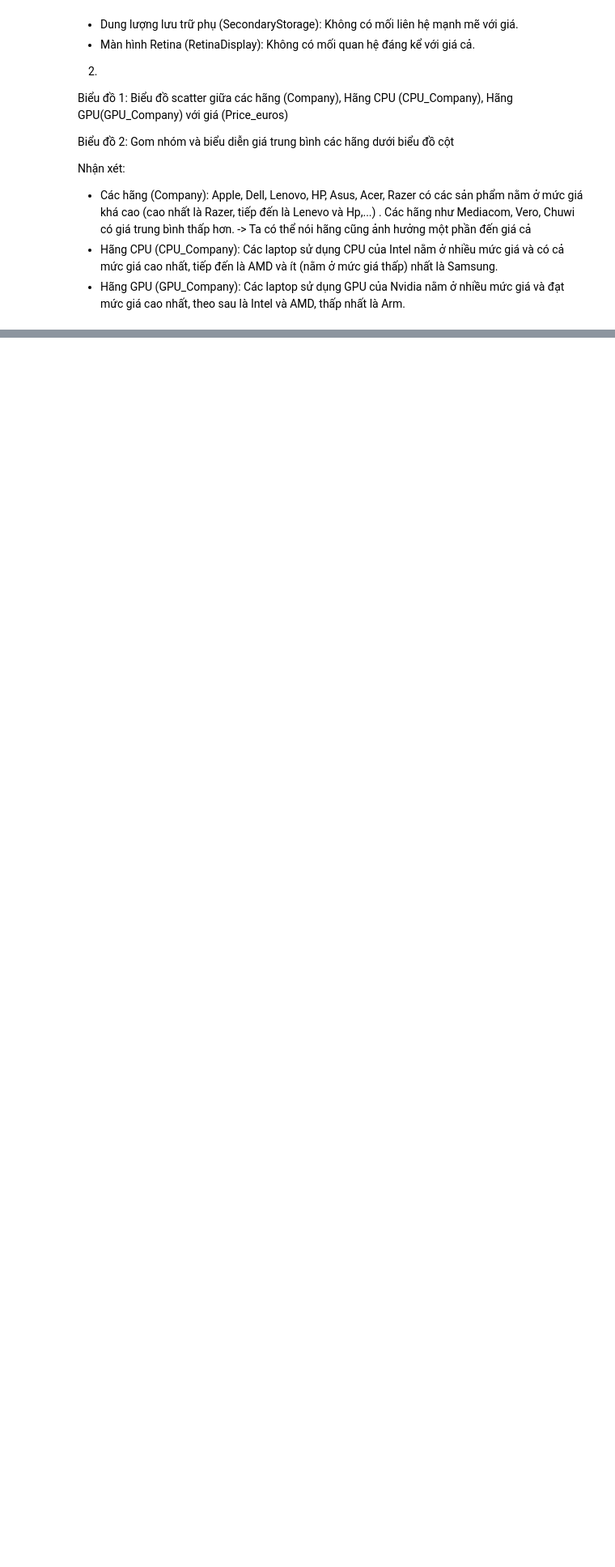
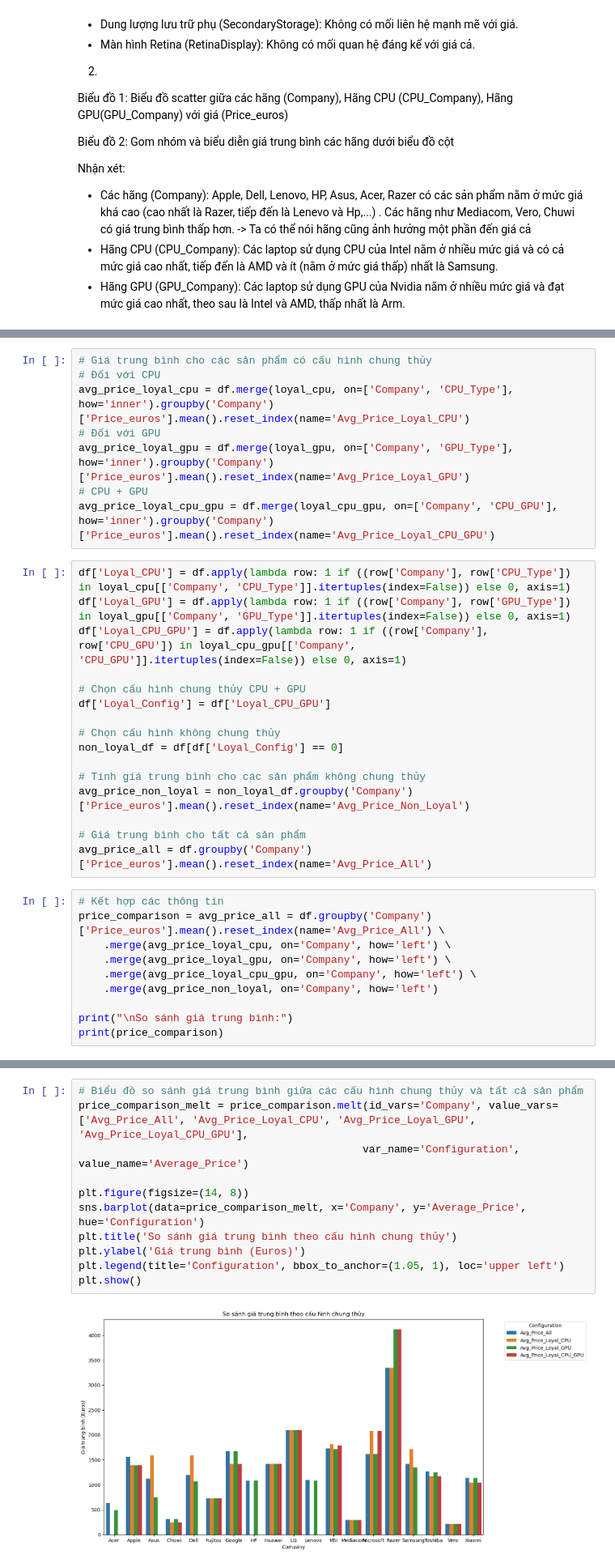
Before and after one commit to nguyennn263/final-lab-programming4DS, a Jupyter notebook: TienQuoc_Q1.ipynb, the cells around one changed output, grey strips where cells are left out. Shown at 81% size. Drawn from its saved outputs; the diff is of its cells as text; blank space fills up the shorter version.

```diff
--- a/TienQuoc_Q1.ipynb
+++ b/TienQuoc_Q1.ipynb
@@ -810,0 +869,34 @@ Name: count, dtype: int64
+# %%
+# Giá trung bình cho các sản phẩm có cấu hình chung thủy
+# Đối với CPU
+avg_price_loyal_cpu = df.merge(loyal_cpu, on=['Company', 'CPU_Type'], how='inner').groupby('Company')['Price_euros'].mean().reset_index(name='Avg_Price_Loyal_CPU')
+# Đối với GPU
+avg_price_loyal_gpu = df.merge(loyal_gpu, on=['Company', 'GPU_Type'], how='inner').groupby('Company')['Price_euros'].mean().reset_index(name='Avg_Price_Loyal_GPU')
+# CPU + GPU
+avg_price_loyal_cpu_gpu = df.merge(loyal_cpu_gpu, on=['Company', 'CPU_GPU'], how='inner').groupby('Company')['Price_euros'].mean().reset_index(name='Avg_Price_Loyal_CPU_GPU')
+# %%
+df['Loyal_CPU'] = df.apply(lambda row: 1 if ((row['Company'], row['CPU_Type']) in loyal_cpu[['Company', 'CPU_Type']].itertuples(index=False)) else 0, axis=1)
+df['Loyal_GPU'] = df.apply(lambda row: 1 if ((row['Company'], row['GPU_Type']) in loyal_gpu[['Company', 'GPU_Type']].itertuples(index=False)) else 0, axis=1)
+df['Loyal_CPU_GPU'] = df.apply(lambda row: 1 if ((row['Company'], row['CPU_GPU']) in loyal_cpu_gpu[['Company', 'CPU_GPU']].itertuples(index=False)) else 0, axis=1)
+
+# Chọn cấu hình chung thủy CPU + GPU
+df['Loyal_Config'] = df['Loyal_CPU_GPU']
+
+# Chọn cấu hình không chung thủy
+non_loyal_df = df[df['Loyal_Config'] == 0]
+
+# Tính giá trung bình cho các sản phẩm không chung thủy
+avg_price_non_loyal = non_loyal_df.groupby('Company')['Price_euros'].mean().reset_index(name='Avg_Price_Non_Loyal')
+
+# Giá trung bình cho tất cả sản phẩm
+avg_price_all = df.groupby('Company')['Price_euros'].mean().reset_index(name='Avg_Price_All')
+# %%
+# Kết hợp các thông tin
+price_comparison = avg_price_all = df.groupby('Company')['Price_euros'].mean().reset_index(name='Avg_Price_All') \
+    .merge(avg_price_loyal_cpu, on='Company', how='left') \
+    .merge(avg_price_loyal_gpu, on='Company', how='left') \
+    .merge(avg_price_loyal_cpu_gpu, on='Company', how='left') \
+    .merge(avg_price_non_loyal, on='Company', how='left')
+
+print("\nSo sánh giá trung bình:")
+print(price_comparison)
@@ -810,0 +956,13 @@ Name: count, dtype: int64
+# %%
+# Biểu đồ so sánh giá trung bình giữa các cấu hình chung thủy và tất cả sản phẩm
+price_comparison_melt = price_comparison.melt(id_vars='Company', value_vars=['Avg_Price_All', 'Avg_Price_Loyal_CPU', 'Avg_Price_Loyal_GPU', 'Avg_Price_Loyal_CPU_GPU'],
+                                             var_name='Configuration', value_name='Average_Price')
+
+plt.figure(figsize=(14, 8))
+sns.barplot(data=price_comparison_melt, x='Company', y='Average_Price', hue='Configuration')
+plt.title('So sánh giá trung bình theo cấu hình chung thủy')
+plt.ylabel('Giá trung bình (Euros)')
+plt.legend(title='Configuration', bbox_to_anchor=(1.05, 1), loc='upper left')
+plt.show()
+# %% [output]
+[figure, added]
```
Also changed, not shown: parts of 20 cells of this notebook.
